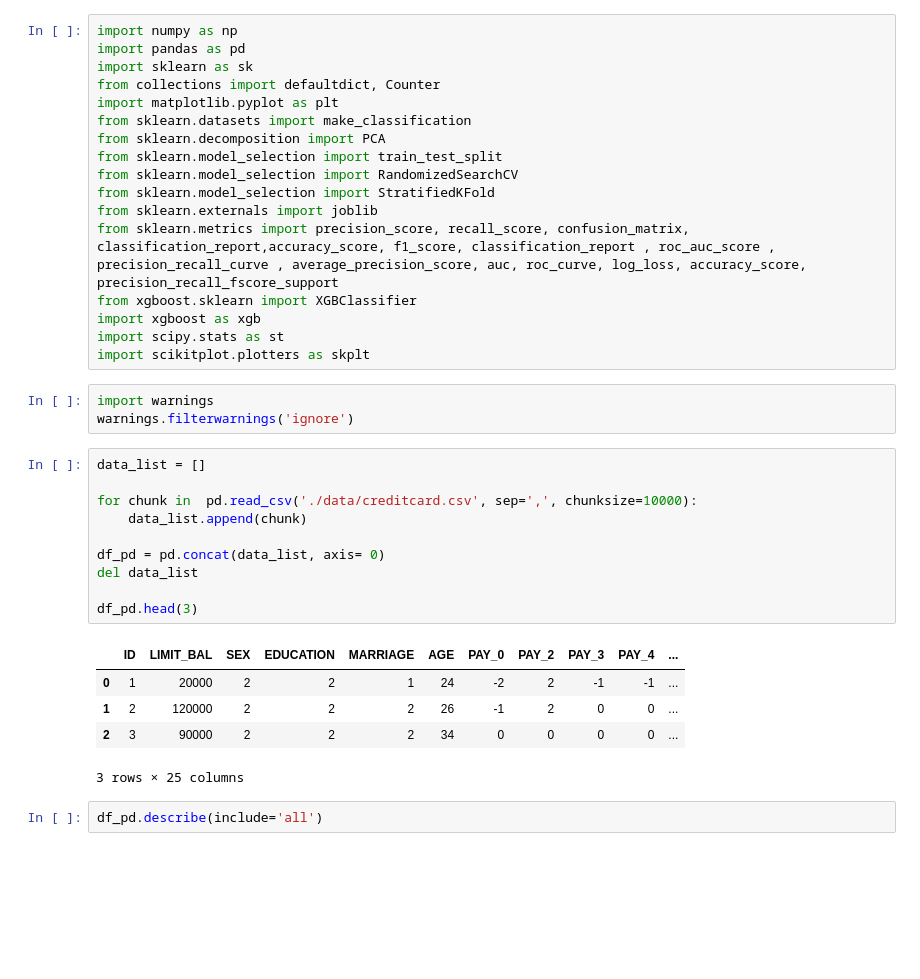
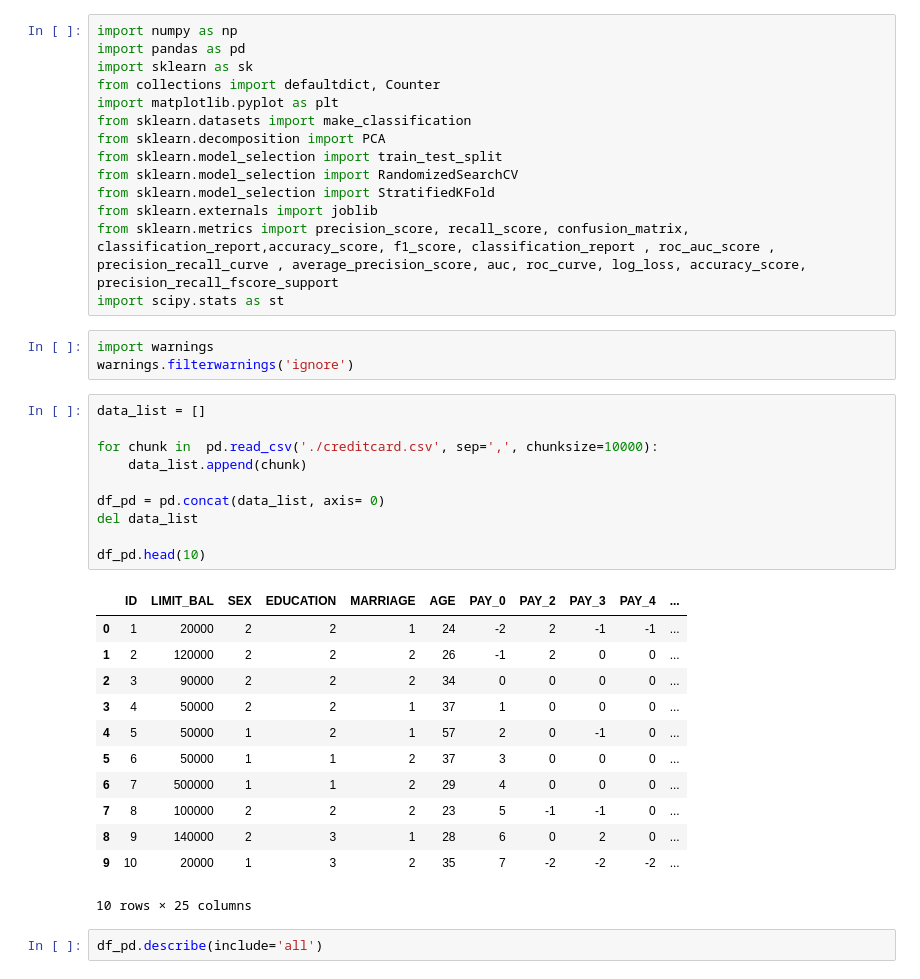
Before and after one commit to krishna5689/Onboarding_Madhan, a Jupyter notebook: Credit_Card_Default.ipynb, the cells around one changed output. Cells and saved outputs as stored; diff of their text form; blank space fills up the shorter version.

Commit message:
Sync from DataScience jupyter

```diff
--- a/Credit_Card_Default.ipynb
+++ b/Credit_Card_Default.ipynb
@@ -11,29 +11,33 @@ from sklearn.model_selection import RandomizedSearchCV
 from sklearn.model_selection import StratifiedKFold
 from sklearn.externals import joblib
 from sklearn.metrics import precision_score, recall_score, confusion_matrix, classification_report,accuracy_score, f1_score, classification_report , roc_auc_score , precision_recall_curve , average_precision_score, auc, roc_curve, log_loss, accuracy_score, precision_recall_fscore_support
-from xgboost.sklearn import XGBClassifier
-import xgboost as xgb
 import scipy.stats as st
-import scikitplot.plotters as skplt
 # %%
 import warnings
 warnings.filterwarnings('ignore')
 # %%
 data_list = []
 
-for chunk in  pd.read_csv('./data/creditcard.csv', sep=',', chunksize=10000):
+for chunk in  pd.read_csv('./creditcard.csv', sep=',', chunksize=10000):
     data_list.append(chunk)
 
 df_pd = pd.concat(data_list, axis= 0)
 del data_list
 
-df_pd.head(3)
+df_pd.head(10)
 # %% [output]
 |  | ID | LIMIT_BAL | SEX | EDUCATION | MARRIAGE | AGE | PAY_0 | PAY_2 | PAY_3 | PAY_4 | ... |
 | 0 | 1 | 20000 | 2 | 2 | 1 | 24 | -2 | 2 | -1 | -1 | ... |
 | 1 | 2 | 120000 | 2 | 2 | 2 | 26 | -1 | 2 | 0 | 0 | ... |
 | 2 | 3 | 90000 | 2 | 2 | 2 | 34 | 0 | 0 | 0 | 0 | ... |
+| 3 | 4 | 50000 | 2 | 2 | 1 | 37 | 1 | 0 | 0 | 0 | ... |
+| 4 | 5 | 50000 | 1 | 2 | 1 | 57 | 2 | 0 | -1 | 0 | ... |
+| 5 | 6 | 50000 | 1 | 1 | 2 | 37 | 3 | 0 | 0 | 0 | ... |
+| 6 | 7 | 500000 | 1 | 1 | 2 | 29 | 4 | 0 | 0 | 0 | ... |
+| 7 | 8 | 100000 | 2 | 2 | 2 | 23 | 5 | -1 | -1 | 0 | ... |
+| 8 | 9 | 140000 | 2 | 3 | 1 | 28 | 6 | 0 | 2 | 0 | ... |
+| 9 | 10 | 20000 | 1 | 3 | 2 | 35 | 7 | -2 | -2 | -2 | ... |
-3 rows × 25 columns
+10 rows × 25 columns
 # %%
 df_pd.describe(include='all')
 # %% [output]
```
